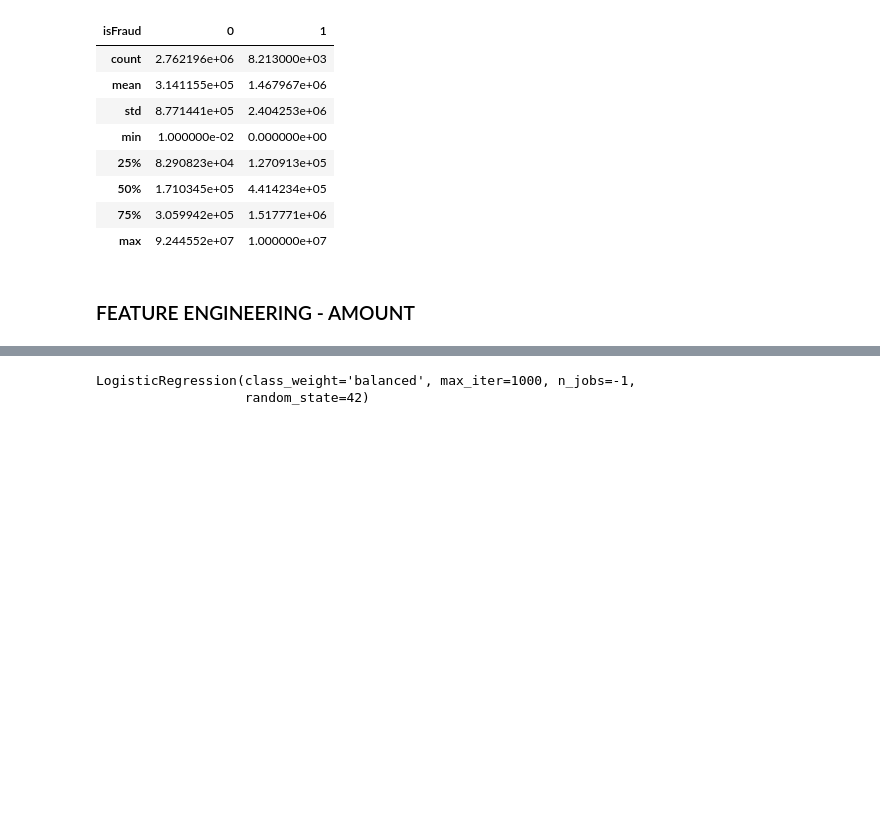
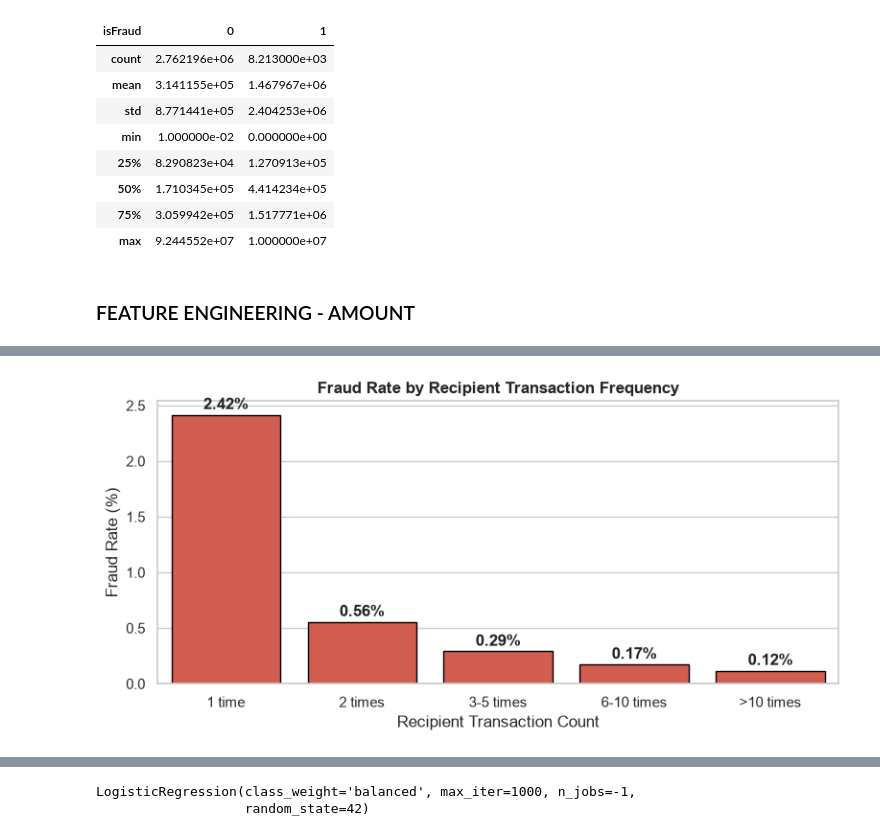
Before and after one commit to hoang2008an/Nhom01_GDG, a Jupyter notebook: notebooks/paysim/paysim_fraud_detection.ipynb, the cells around one changed output, grey strips where cells are left out. Drawn from its saved outputs; the diff is of its cells as text; code cells hidden in the pictures; blank space fills up the shorter version.

```diff
--- a/notebooks/paysim/paysim_fraud_detection.ipynb
+++ b/notebooks/paysim/paysim_fraud_detection.ipynb
@@ -136,8 +136,6 @@ dayOfWeek
 4          161526  1062          0.6532
 5          395442   996          0.2512
 6          373343  1040          0.2778
-# %%
-df = df.drop(columns=['step'])
 # %% [markdown]
 ### EDA - AMOUNT
 # %%
@@ -254,6 +252,4 @@ df['isCappedAmount'] = (df['amount'] == 10_000_000.0).astype(int)
 df['isOverCap'] = (df['amount'] > 10_000_000.0).astype(int)
 
 df['isZeroAmount'] = (df['amount'] == 0.0).astype(int)
-
-df = df.drop(columns=['amount'])
 # %% [markdown]
@@ -276,3 +256,0 @@ C         532909  2237500
-# %%
-df = df.drop(columns= ['nameOrig', 'nameDest'])
-df
@@ -292,0 +274,35 @@ df
+# %%
+
+df_eda = df[['step', 'type', 'amount', 'nameOrig', 'nameDest', 'isFraud']].copy()
+
+# Recipient transaction frequency
+dest_counts = df_eda['nameDest'].value_counts()
+df_eda['dest_tx_count'] = df_eda['nameDest'].map(dest_counts)
+
+# Ratio of current amount to recipient's historical mean
+dest_mean_amount = df_eda.groupby('nameDest')['amount'].transform('mean')
+df_eda['amount_to_dest_mean_ratio'] = df_eda['amount'] / dest_mean_amount
+# %%
+# Fraud rate by recipient transaction frequency
+df_eda['dest_freq_bin'] = pd.cut(
+    df_eda['dest_tx_count'],
+    bins=[0, 1, 2, 5, 10, 1000],
+    labels=['1 time', '2 times', '3-5 times', '6-10 times', '>10 times']
+)
+
+fraud_rate_q2 = df_eda.groupby('dest_freq_bin', observed=False)['isFraud'].mean() * 100
+
+plt.figure(figsize=(8, 4))
+ax = sns.barplot(x=fraud_rate_q2.index, y=fraud_rate_q2.values, color='#e74c3c', edgecolor='black')
+plt.title('Fraud Rate by Recipient Transaction Frequency', fontweight='bold')
+plt.xlabel('Recipient Transaction Count')
+plt.ylabel('Fraud Rate (%)')
+
+# Data labels above bars
+for i, v in enumerate(fraud_rate_q2.values):
+    ax.text(i, v + 0.05, f"{v:.2f}%", ha='center', fontweight='bold')
+
+plt.tight_layout()
+plt.show()
+# %% [output]
+[figure, added]
```
Also changed, not shown: parts of 15 cells of this notebook.
